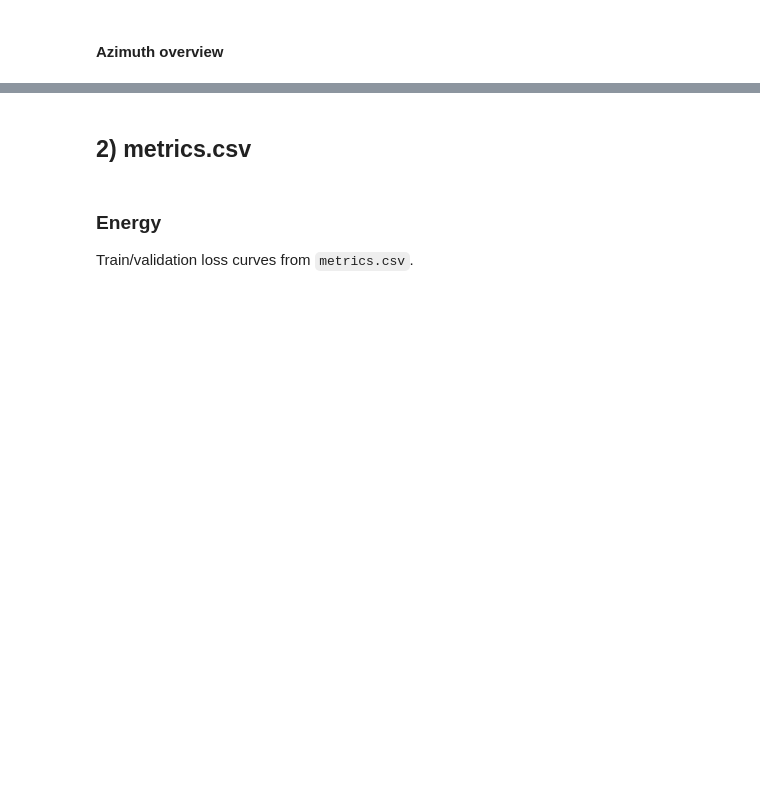
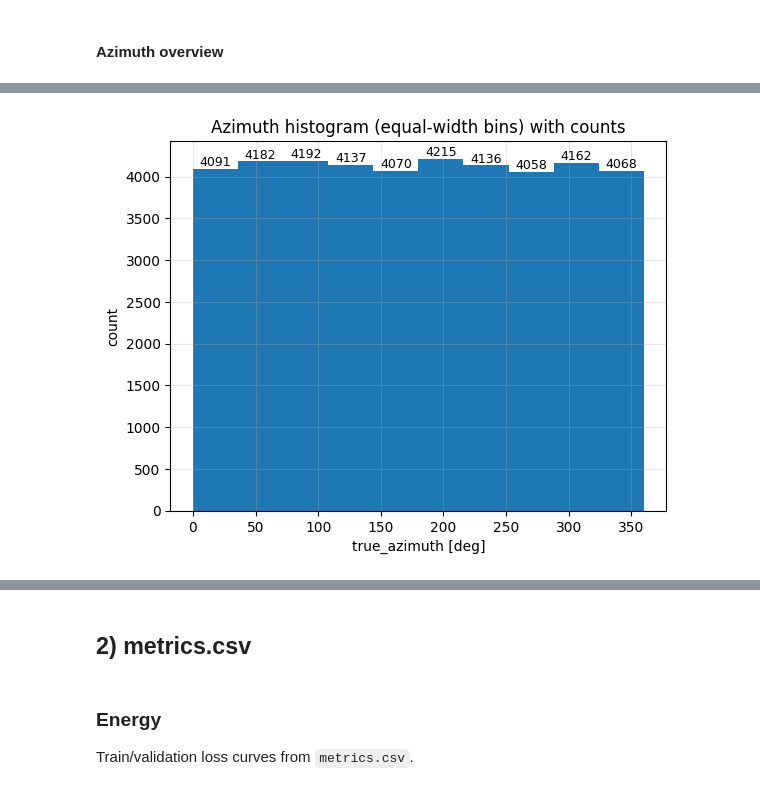
Before and after one commit to kubrabas/Graphnet-Applications, a Jupyter notebook: Training/Combined_EventPulseSeries_nonoise/initiative8/result_analysis.ipynb, the cells around one changed output, grey strips where cells are left out. Cells and saved outputs as stored; diff of their text form; code cells hidden in the pictures; blank space fills up the shorter version.

```diff
--- a/Training/Combined_EventPulseSeries_nonoise/initiative8/result_analysis.ipynb
+++ b/Training/Combined_EventPulseSeries_nonoise/initiative8/result_analysis.ipynb
@@ -1180,0 +1321,27 @@ plt.show()
+# %%
+# ---- Azimuth: histogram with counts annotated on top of bars ----
+n_bins_azimuth = 10
+bins_azimuth = np.linspace(
+    df_azimuth_test_predictions["true_azimuth_degree"].min(),
+    df_azimuth_test_predictions["true_azimuth_degree"].max(),
+    n_bins_azimuth + 1,
+)
+values = df_azimuth_test_predictions["true_azimuth_degree"].to_numpy(dtype=float)
+
+plt.figure()
+counts, edges, patches = plt.hist(values, bins=bins_azimuth)
+
+# annotate each bar with its count
+for c, left, right in zip(counts, edges[:-1], edges[1:]):
+    if c <= 0:
+        continue
+    x = 0.5 * (left + right)
+    plt.text(x, c, f"{int(c)}", ha="center", va="bottom", fontsize=9)
+
+plt.xlabel("true_azimuth [deg]")
+plt.ylabel("count")
+plt.title("Azimuth histogram (equal-width bins) with counts")
+plt.grid(True, alpha=0.3)
+plt.show()
+# %% [output]
+[figure, added]
```
Also changed, not shown: parts of 39 cells of this notebook, 1 other file.
